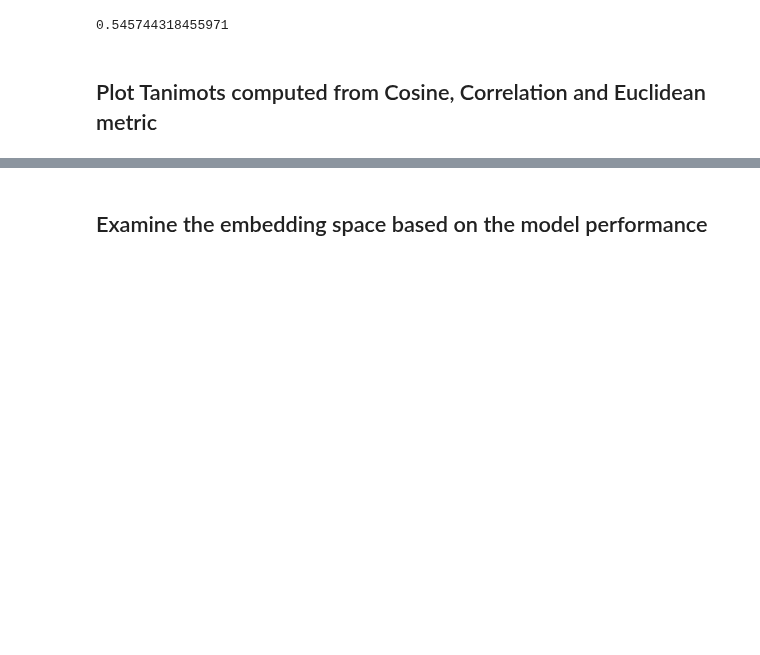
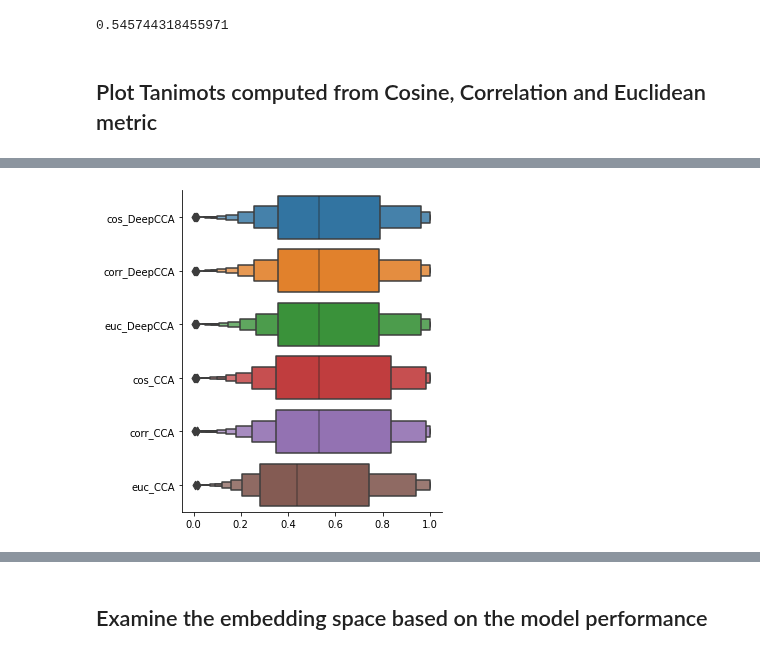
Before and after one commit to LukaLmelias/DeepCCA_thesis, a Jupyter notebook: final_model_prediction_and_evaluation.ipynb, the cells around one changed output, grey strips where cells are left out. Cells and saved outputs as stored; diff of their text form; code cells hidden in the pictures; blank space fills up the shorter version.

```diff
--- a/final_model_prediction_and_evaluation.ipynb
+++ b/final_model_prediction_and_evaluation.ipynb
@@ -490,3 +490,10 @@ deepcca_tanis_df.head()
+# %%
+#plt.figure(figsize=(4.8, 6.4),dpi=100)
+sns.catplot(data=deepcca_tanis_df,
+            orient='h', kind='boxen')
+plt.show()
+# %% [output]
+[figure, added]
 # %%
 #palette = [sns.color_palette("colorblind")[0],
            #sns.color_palette("colorblind")[5],
```
Also changed, not shown: parts of 2 cells of this notebook, 1 other file.
